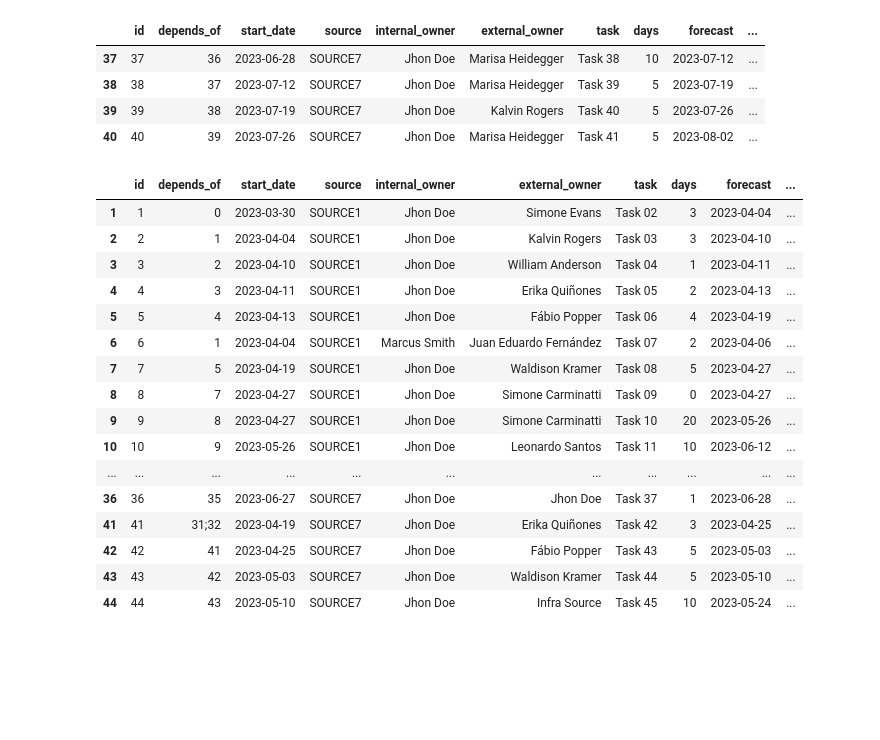
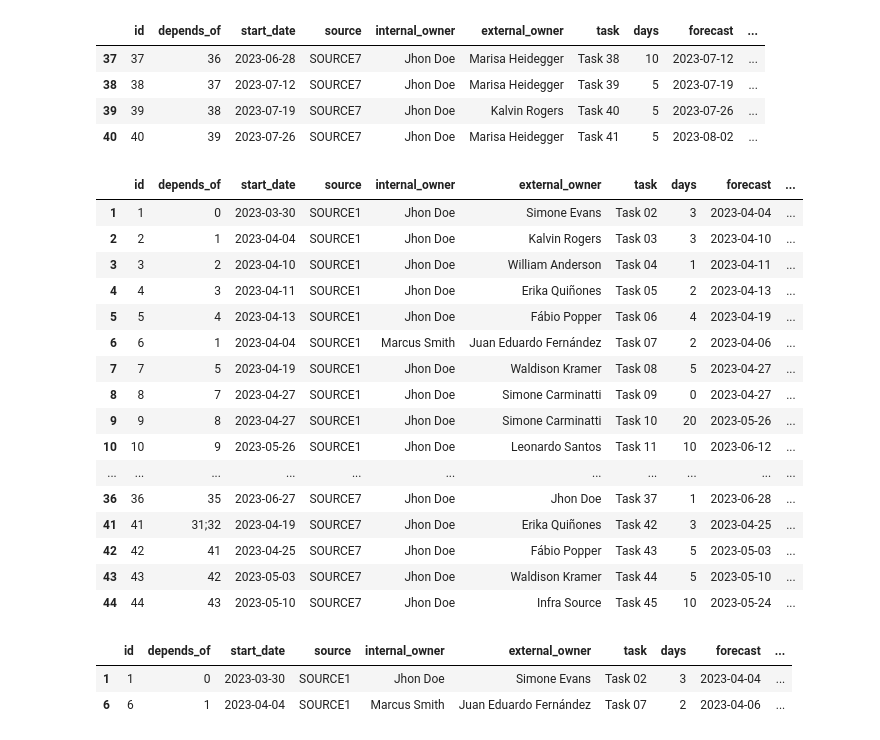
Before and after one commit to pveinberg/excel-to-gantt, a Jupyter notebook: main.ipynb, the cells around one changed output. Drawn from its saved outputs; the diff is of its cells as text; code cells hidden in the pictures; blank space fills up the shorter version.

Commit message:
Update jupyter main

```diff
--- a/main.ipynb
+++ b/main.ipynb
@@ -186,3 +12,7 @@ All tasks from SOURCE7 where processed and added to new project
+# %%
+mygantt = GanttChart('project_example_source.xlsx', 'MAIN PROJECT')
+mygantt.load_data_and_holidays()
+mygantt.build_chart()
 # %% [markdown]
 ## Functions and filters
 # %%
@@ -328,25 +113,36 @@ Records with date after today, by 'accomplished'
 | 38 | 38 | 37 | 2023-07-12 | SOURCE7 | Jhon Doe | Marisa Heidegger | Task 39 | 5 | 2023-07-19 | ... |
 | 39 | 39 | 38 | 2023-07-19 | SOURCE7 | Jhon Doe | Kalvin Rogers | Task 40 | 5 | 2023-07-26 | ... |
 | 40 | 40 | 39 | 2023-07-26 | SOURCE7 | Jhon Doe | Marisa Heidegger | Task 41 | 5 | 2023-08-02 | ... |
+# %%
+fields = ['start_date', 'forecast', 'accomplished']
+for _field in fields:
+    print(f"Records with date before today, by '{_field}'")
+    display(mygantt.records_with_date_before_today_by(_field))
+
+    print(f"Records with date after today, by '{_field}'")
+    display(mygantt.records_with_date_after_today_by(_field))
+# %% [output]
+|  | id | depends_of | start_date | source | internal_owner | external_owner | task | days | forecast | ... |
+| 1 | 1 | 0 | 2023-03-30 | SOURCE1 | Jhon Doe | Simone Evans | Task 02 | 3 | 2023-04-04 | ... |
+| 2 | 2 | 1 | 2023-04-04 | SOURCE1 | Jhon Doe | Kalvin Rogers | Task 03 | 3 | 2023-04-10 | ... |
+| 3 | 3 | 2 | 2023-04-10 | SOURCE1 | Jhon Doe | William Anderson | Task 04 | 1 | 2023-04-11 | ... |
+| 4 | 4 | 3 | 2023-04-11 | SOURCE1 | Jhon Doe | Erika Quiñones | Task 05 | 2 | 2023-04-13 | ... |
+| 5 | 5 | 4 | 2023-04-13 | SOURCE1 | Jhon Doe | Fábio Popper | Task 06 | 4 | 2023-04-19 | ... |
+| 6 | 6 | 1 | 2023-04-04 | SOURCE1 | Marcus Smith | Juan Eduardo Fernández | Task 07 | 2 | 2023-04-06 | ... |
+| 7 | 7 | 5 | 2023-04-19 | SOURCE1 | Jhon Doe | Waldison Kramer | Task 08 | 5 | 2023-04-27 | ... |
+| 8 | 8 | 7 | 2023-04-27 | SOURCE1 | Jhon Doe | Simone Carminatti | Task 09 | 0 | 2023-04-27 | ... |
+| 9 | 9 | 8 | 2023-04-27 | SOURCE1 | Jhon Doe | Simone Carminatti | Task 10 | 20 | 2023-05-26 | ... |
+| 10 | 10 | 9 | 2023-05-26 | SOURCE1 | Jhon Doe | Leonardo Santos | Task 11 | 10 | 2023-06-12 | ... |
+| ... | ... | ... | ... | ... | ... | ... | ... | ... | ... | ... |
+| 36 | 36 | 35 | 2023-06-27 | SOURCE7 | Jhon Doe | Jhon Doe | Task 37 | 1 | 2023-06-28 | ... |
+| 41 | 41 | 31;32 | 2023-04-19 | SOURCE7 | Jhon Doe | Erika Quiñones | Task 42 | 3 | 2023-04-25 | ... |
+| 42 | 42 | 41 | 2023-04-25 | SOURCE7 | Jhon Doe | Fábio Popper | Task 43 | 5 | 2023-05-03 | ... |
+| 43 | 43 | 42 | 2023-05-03 | SOURCE7 | Jhon Doe | Waldison Kramer | Task 44 | 5 | 2023-05-10 | ... |
+| 44 | 44 | 43 | 2023-05-10 | SOURCE7 | Jhon Doe | Infra Source | Task 45 | 10 | 2023-05-24 | ... |
 # %%
 # Delayed records
-
-display(delayed_records())
+display(mygantt.delayed_records())
 # %% [output]
 |  | id | depends_of | start_date | source | internal_owner | external_owner | task | days | forecast | ... |
 | 1 | 1 | 0 | 2023-03-30 | SOURCE1 | Jhon Doe | Simone Evans | Task 02 | 3 | 2023-04-04 | ... |
-| 2 | 2 | 1 | 2023-04-04 | SOURCE1 | Jhon Doe | Kalvin Rogers | Task 03 | 3 | 2023-04-10 | ... |
-| 3 | 3 | 2 | 2023-04-10 | SOURCE1 | Jhon Doe | William Anderson | Task 04 | 1 | 2023-04-11 | ... |
-| 4 | 4 | 3 | 2023-04-11 | SOURCE1 | Jhon Doe | Erika Quiñones | Task 05 | 2 | 2023-04-13 | ... |
-| 5 | 5 | 4 | 2023-04-13 | SOURCE1 | Jhon Doe | Fábio Popper | Task 06 | 4 | 2023-04-19 | ... |
 | 6 | 6 | 1 | 2023-04-04 | SOURCE1 | Marcus Smith | Juan Eduardo Fernández | Task 07 | 2 | 2023-04-06 | ... |
-| 7 | 7 | 5 | 2023-04-19 | SOURCE1 | Jhon Doe | Waldison Kramer | Task 08 | 5 | 2023-04-27 | ... |
-| 8 | 8 | 7 | 2023-04-27 | SOURCE1 | Jhon Doe | Simone Carminatti | Task 09 | 0 | 2023-04-27 | ... |
-| 9 | 9 | 8 | 2023-04-27 | SOURCE1 | Jhon Doe | Simone Carminatti | Task 10 | 20 | 2023-05-26 | ... |
-| 10 | 10 | 9 | 2023-05-26 | SOURCE1 | Jhon Doe | Leonardo Santos | Task 11 | 10 | 2023-06-12 | ... |
-| ... | ... | ... | ... | ... | ... | ... | ... | ... | ... | ... |
-| 36 | 36 | 35 | 2023-06-27 | SOURCE7 | Jhon Doe | Jhon Doe | Task 37 | 1 | 2023-06-28 | ... |
-| 41 | 41 | 31;32 | 2023-04-19 | SOURCE7 | Jhon Doe | Erika Quiñones | Task 42 | 3 | 2023-04-25 | ... |
-| 42 | 42 | 41 | 2023-04-25 | SOURCE7 | Jhon Doe | Fábio Popper | Task 43 | 5 | 2023-05-03 | ... |
-| 43 | 43 | 42 | 2023-05-03 | SOURCE7 | Jhon Doe | Waldison Kramer | Task 44 | 5 | 2023-05-10 | ... |
-| 44 | 44 | 43 | 2023-05-10 | SOURCE7 | Jhon Doe | Infra Source | Task 45 | 10 | 2023-05-24 | ... |
```
Also changed, not shown: parts of 20 cells of this notebook.
